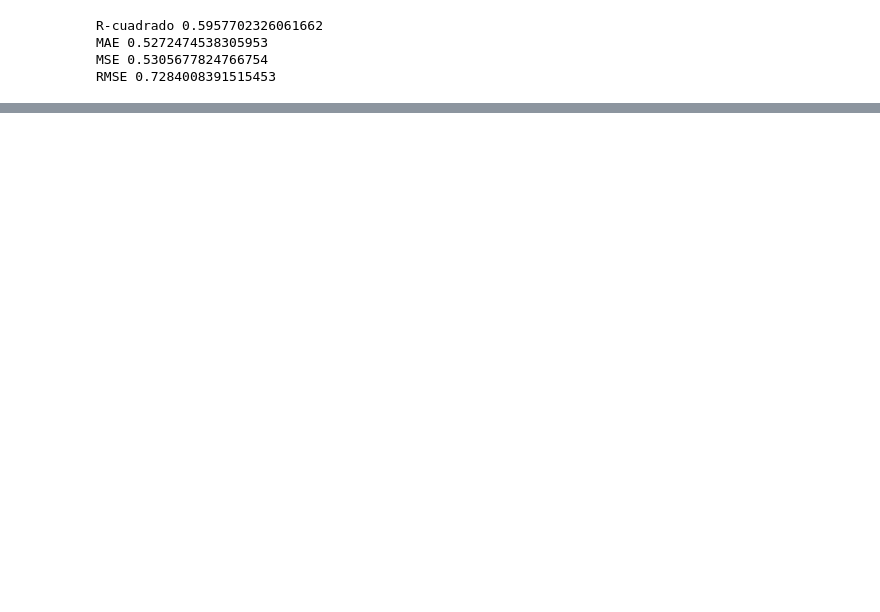
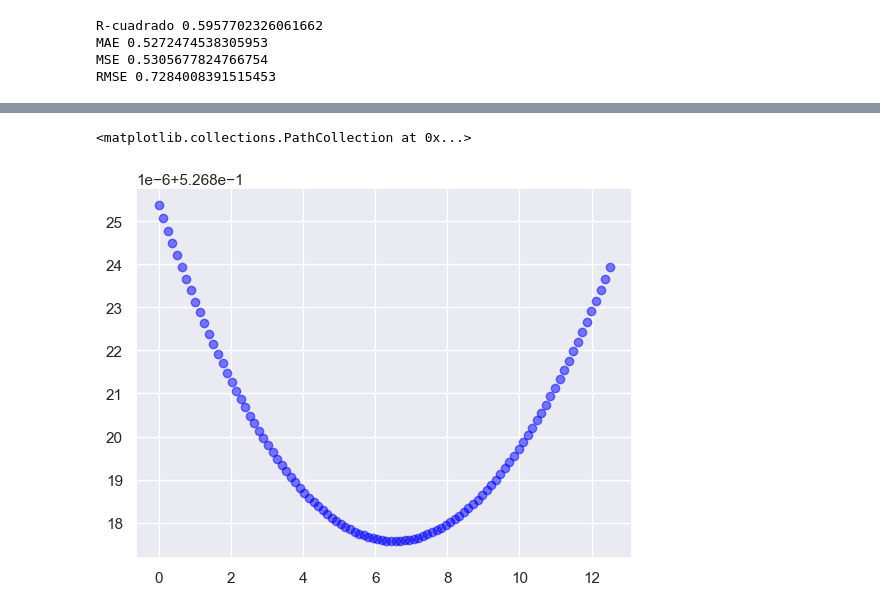
Before and after one commit to gusjrivas/MedHouseVal, a Jupyter notebook: MedHoudeVal.ipynb, the cells around one changed output, grey strips where cells are left out. Drawn from its saved outputs; the diff is of its cells as text; code cells hidden in the pictures; blank space fills up the shorter version.

```diff
--- a/MedHoudeVal.ipynb
+++ b/MedHoudeVal.ipynb
@@ -266,0 +281,17 @@ RMSE 0.7284008391515453
+# %%
+alphas=np.linspace(0,12.5,100)
+params_grid = {'alpha':alphas}
+kf = KFold(n_splits=5) #Cantidad de splits para el Cross Validation
+
+ridge_model = Ridge() #Regresor Ridge
+# %%
+#Grid Search Cross Validation
+gridcv= GridSearchCV(estimator=ridge_model,
+                     param_grid=params_grid,
+                     cv=kf,
+                     scoring="neg_mean_squared_error")
+
+gridcv.fit(X_train_scaled,y_train); #Busco los hiperparamtros que optimizan el modelo
+# %%
+results_gcv=pd.DataFrame(gridcv.cv_results_).sort_values(by=['rank_test_score'])
+results_gcv.head(3)
@@ -266,0 +303,5 @@ RMSE 0.7284008391515453
+# %%
+plt.scatter(results_gcv['param_alpha'],results_gcv['mean_test_score']*-1,color='blue',alpha=0.5)
+# %% [output]
+<matplotlib.collections.PathCollection at 0x...>
+[figure, added]
```
Also changed, not shown: parts of 5 cells of this notebook.
